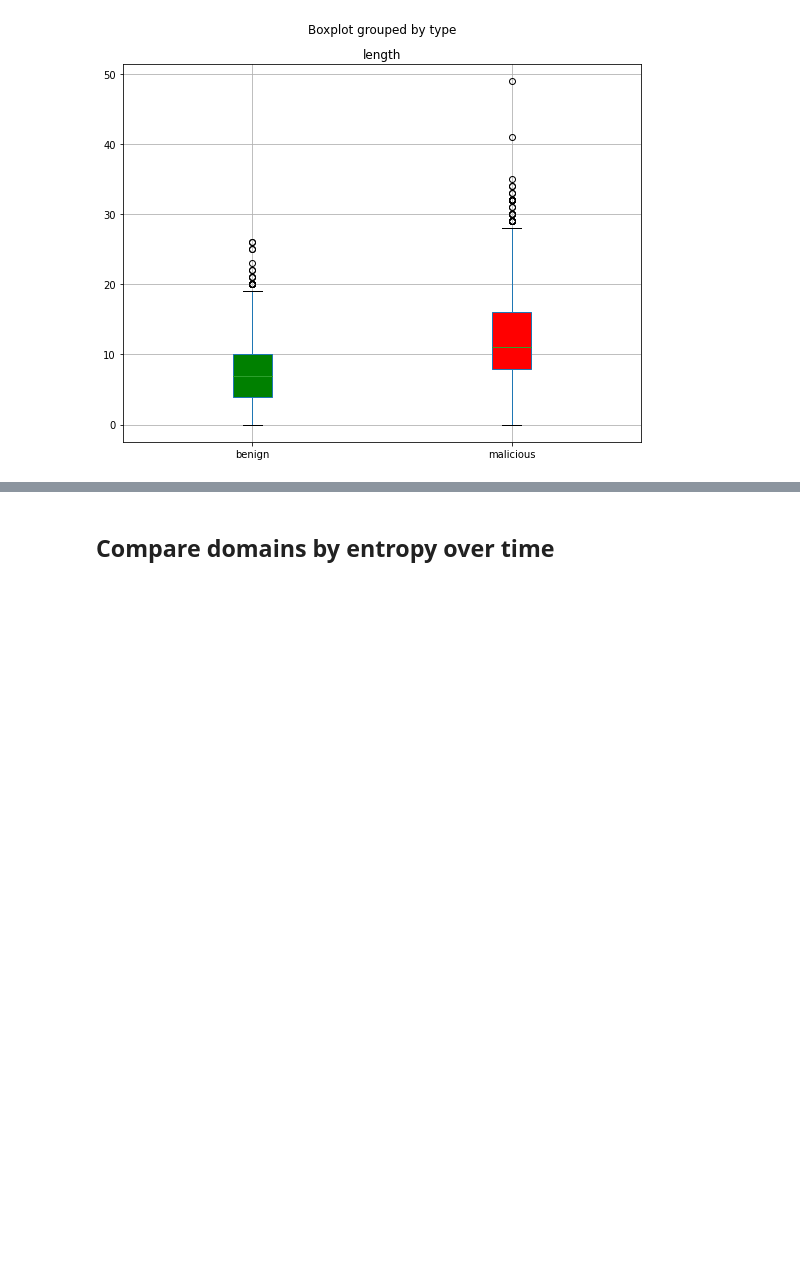
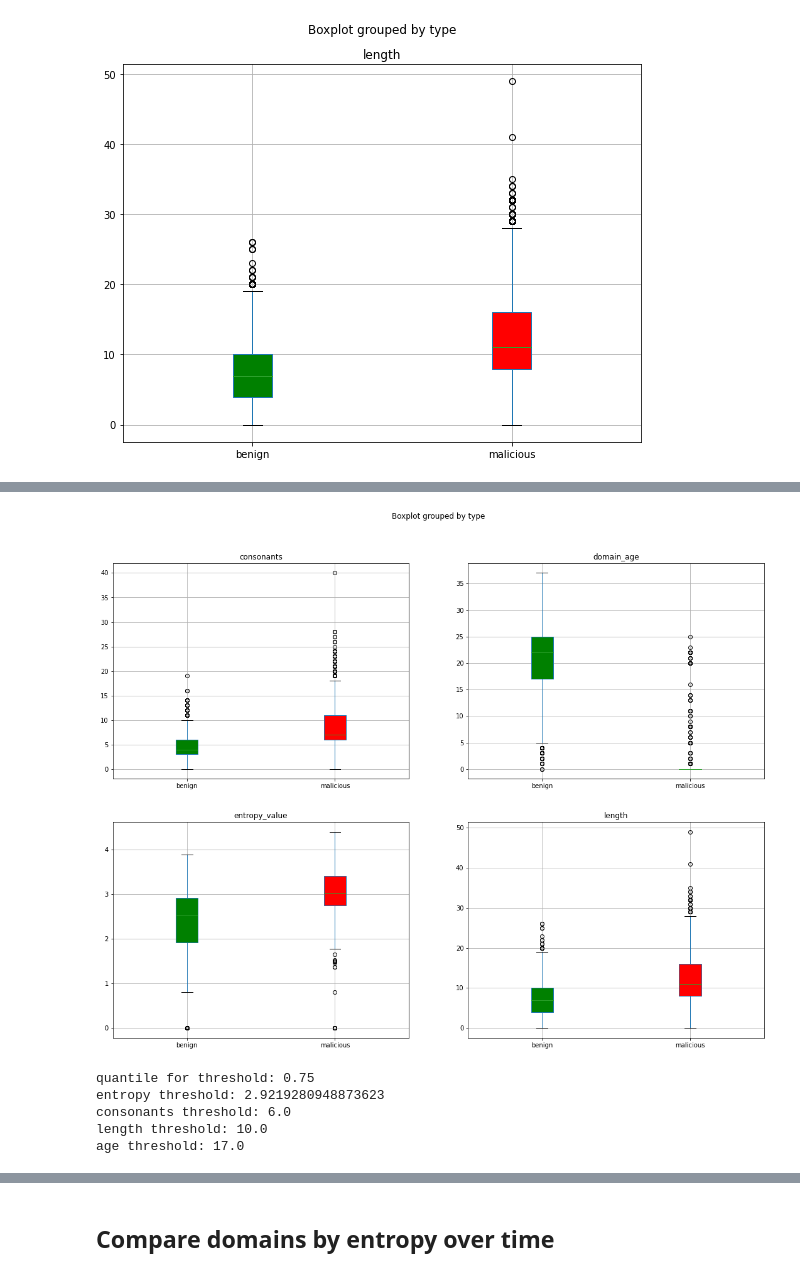
Before and after one commit to erodium/artemis, a Jupyter notebook: notebooks/kevin-eda.ipynb, the cells around one changed output, grey strips where cells are left out. Drawn from its saved outputs; the diff is of its cells as text; code cells hidden in the pictures; blank space fills up the shorter version.

```diff
--- a/notebooks/kevin-eda.ipynb
+++ b/notebooks/kevin-eda.ipynb
@@ -584,0 +608,11 @@ plt.show()
+# %%
+# Look at consonant count
+def count_consonants(domain):
+    consonant_count = 0
+    for i in range(0,len(domain)):
+        if domain[i] not in ('a',"e","i","o","u"):
+            consonant_count = consonant_count + 1
+    return consonant_count
+
+domain_df['consonants'] = domain_df['domain'].apply(lambda x: count_consonants(x))
+domain_df
@@ -584,0 +638,5 @@ plt.show()
+# %%
+# Add entropy
+combined_domain_df = domain_df.join(entropy_df, lsuffix='_domain', rsuffix='_entropy').drop(columns='type_entropy').rename(columns={'type_domain': 'type'})
+combined_domain_df = combined_domain_df.join(whois_df, lsuffix='_domain', rsuffix='_whois').drop(columns=['type_whois', 'creation_date']).rename(columns={'type_domain': 'type'})
+combined_domain_df
@@ -584,0 +657,36 @@ plt.show()
+# %%
+fig, axes = plt.subplots(2,2,sharex=False,sharey=False)
+
+boxplot_dict = combined_domain_df.boxplot(
+    by="type", ax=axes, figsize=(6,4),
+    return_type='both',
+    patch_artist = True
+)
+
+colors = ['g', 'r']
+for row_key, (ax,row) in boxplot_dict.iteritems():
+    ax.set_xlabel('')
+    for i,box in enumerate(row['boxes']):
+        box.set_facecolor(colors[i])
+plt.show()
+# %% [output]
+[figure, added]
+# %%
+quantile_value = 0.75
+entropy_threshold = combined_domain_df[combined_domain_df['type'] == 'benign']['entropy_value'].quantile(quantile_value)
+consonants_threshold = combined_domain_df[combined_domain_df['type'] == 'benign']['consonants'].quantile(quantile_value)
+length_threshold = combined_domain_df[combined_domain_df['type'] == 'benign']['length'].quantile(quantile_value)
+# We will use 1-quantile_value to look at the younger side versus the older side, with the assumption that newer domains are more likely to be DGAs.
+age_threshold = combined_domain_df[combined_domain_df['type'] == 'benign']['domain_age'].quantile(1 - quantile_value)
+
+print("quantile for threshold: " + str(quantile_value))
+print("entropy threshold: " + str(entropy_threshold))
+print("consonants threshold: " + str(consonants_threshold))
+print("length threshold: " + str(length_threshold))
+print("age threshold: " + str(age_threshold))
+# %% [output]
+quantile for threshold: 0.75
+entropy threshold: 2.9219280948873623
+consonants threshold: 6.0
+length threshold: 10.0
+age threshold: 17.0
```
Also changed, not shown: parts of 13 cells of this notebook.
